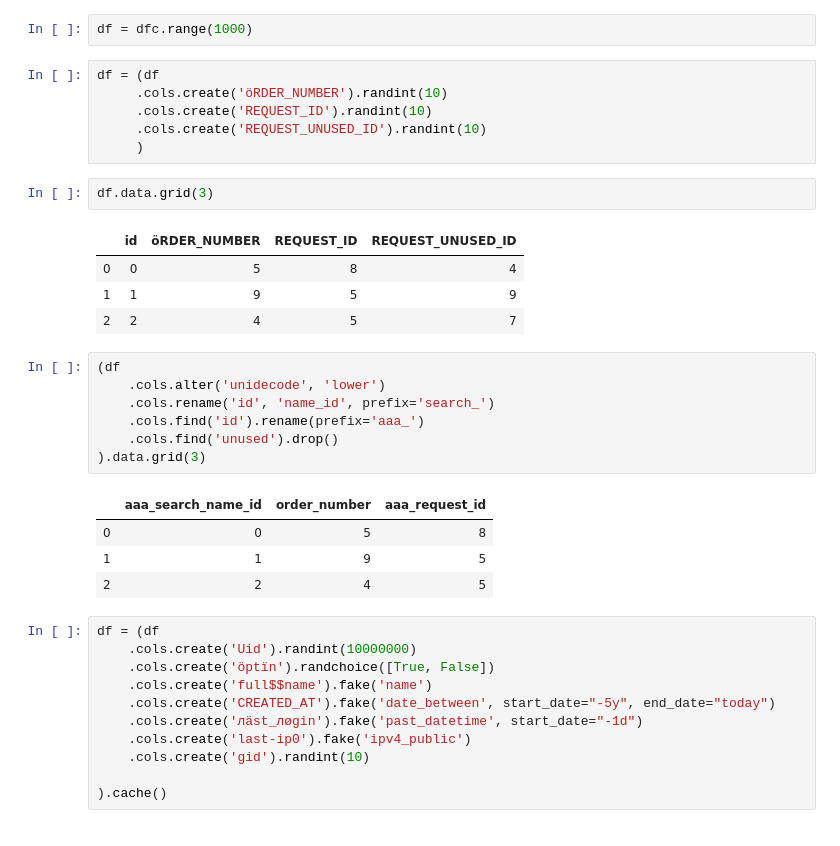
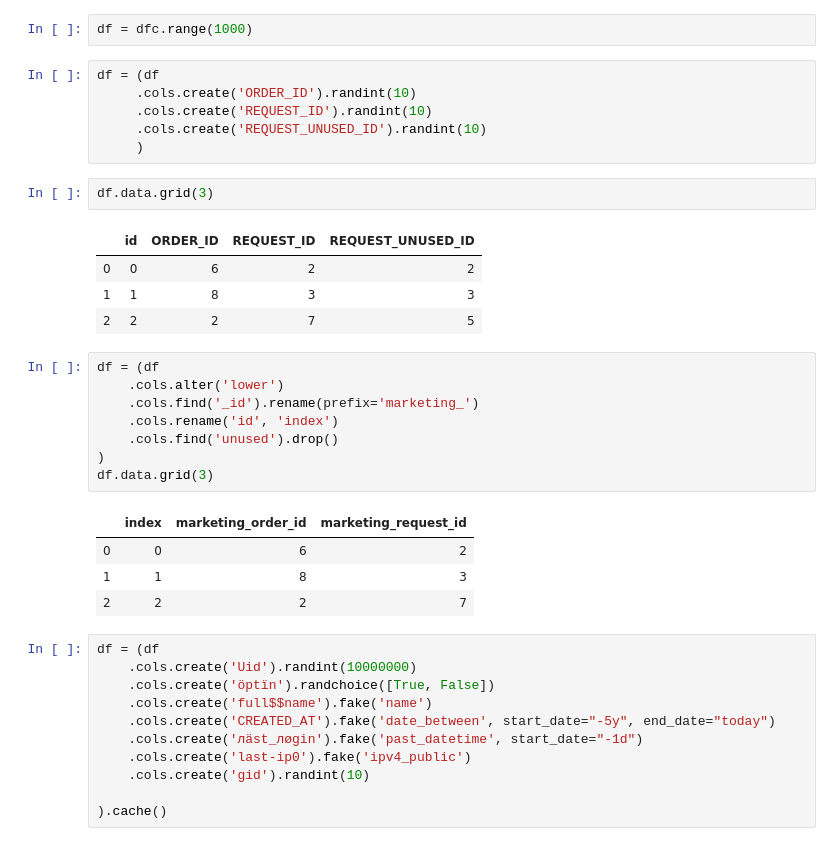
Before and after one commit to natbusa/datafaucet, a Jupyter notebook: examples/tutorial/columns.ipynb, the cells around one changed output. Drawn from its saved outputs; the diff is of its cells as text.

```diff
--- a/examples/tutorial/columns.ipynb
+++ b/examples/tutorial/columns.ipynb
@@ -12,29 +12,30 @@ Engine context spark:2.4.4 successfully started
 df = dfc.range(1000)
 # %%
 df = (df
-     .cols.create('öRDER_NUMBER').randint(10)
+     .cols.create('ORDER_ID').randint(10)
      .cols.create('REQUEST_ID').randint(10)
      .cols.create('REQUEST_UNUSED_ID').randint(10)
      )
 # %%
 df.data.grid(3)
 # %% [output]
-|  | id | öRDER_NUMBER | REQUEST_ID | REQUEST_UNUSED_ID |
-| 0 | 0 | 5 | 8 | 4 |
-| 1 | 1 | 9 | 5 | 9 |
-| 2 | 2 | 4 | 5 | 7 |
+|  | id | ORDER_ID | REQUEST_ID | REQUEST_UNUSED_ID |
+| 0 | 0 | 6 | 2 | 2 |
+| 1 | 1 | 8 | 3 | 3 |
+| 2 | 2 | 2 | 7 | 5 |
 # %%
-(df
-    .cols.alter('unidecode', 'lower')
-    .cols.rename('id', 'name_id', prefix='search_')
-    .cols.find('id').rename(prefix='aaa_')
+df = (df
+    .cols.alter('lower')
+    .cols.find('_id').rename(prefix='marketing_')
+    .cols.rename('id', 'index')
     .cols.find('unused').drop()
-).data.grid(3)
+)
+df.data.grid(3)
 # %% [output]
-|  | aaa_search_name_id | order_number | aaa_request_id |
-| 0 | 0 | 5 | 8 |
-| 1 | 1 | 9 | 5 |
-| 2 | 2 | 4 | 5 |
+|  | index | marketing_order_id | marketing_request_id |
+| 0 | 0 | 6 | 2 |
+| 1 | 1 | 8 | 3 |
+| 2 | 2 | 2 | 7 |
 # %%
 df = (df
     .cols.create('Uid').randint(10000000)
```
Also changed, not shown: parts of 10 cells of this notebook, 17 other files.
